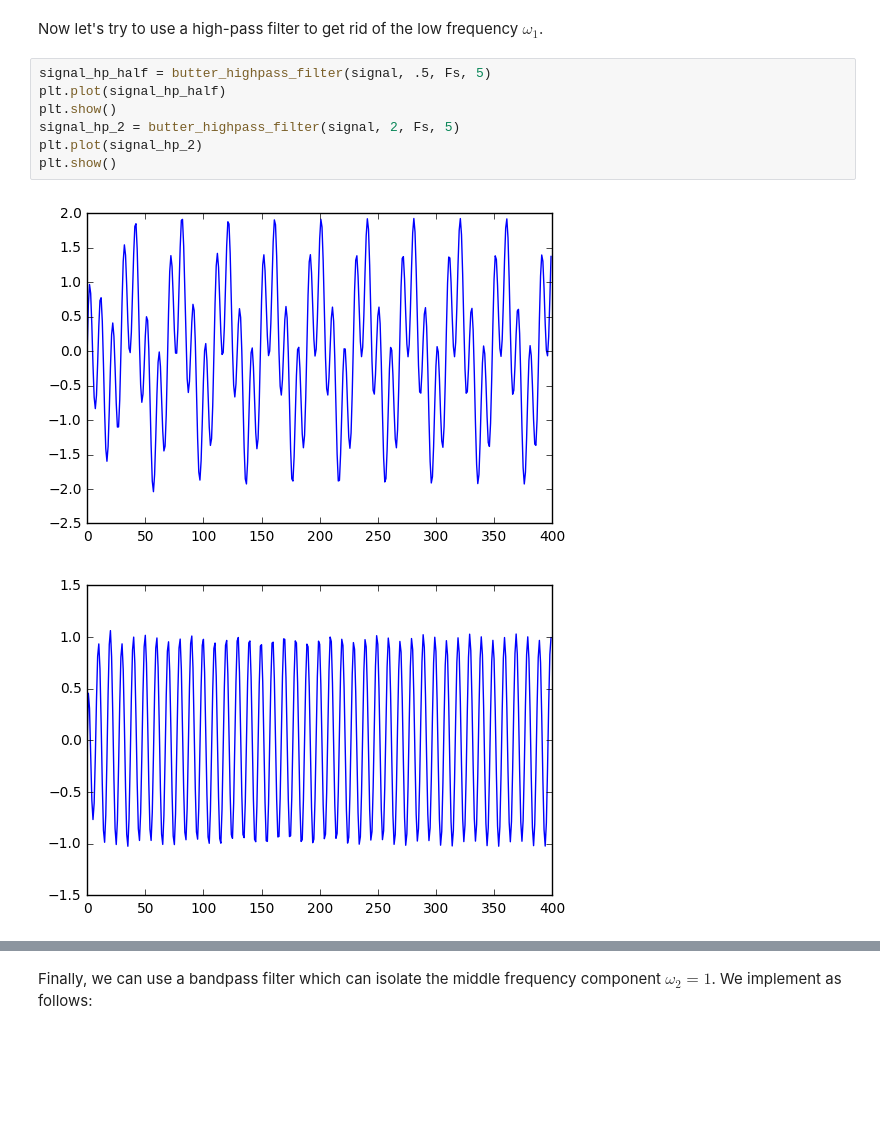
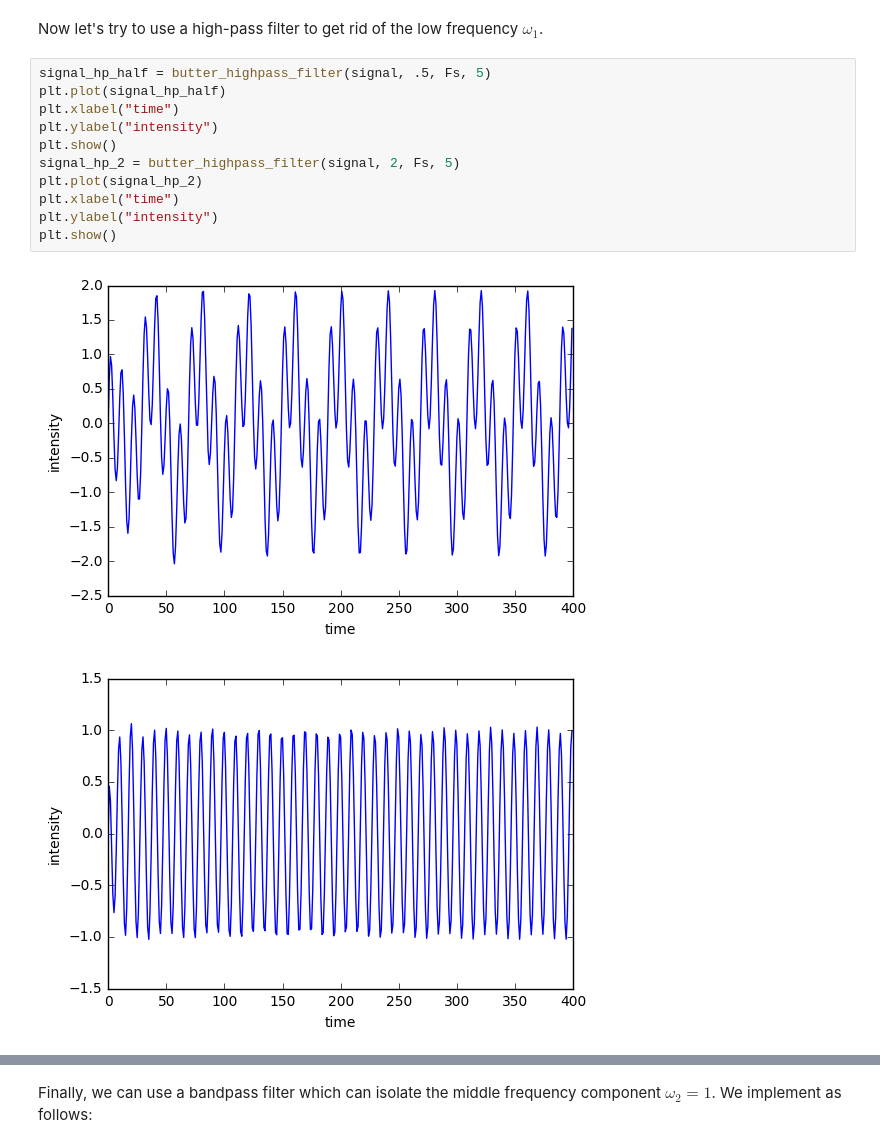
Before and after one commit to NeuroDataDesign/orange-panda-f16s17, a Jupyter notebook: pipeline/demos/Basic Filtering.ipynb, the cells around one changed output, grey strips where cells are left out. Saved outputs shown, nothing was run; the diff lists cells and outputs as text; blank space fills up the shorter version.

```diff
--- a/pipeline/demos/Basic Filtering.ipynb
+++ b/pipeline/demos/Basic Filtering.ipynb
@@ -92,13 +110,17 @@ Now let's try to use a high-pass filter to get rid of the low frequency $\omega_
 # %%
 signal_hp_half = butter_highpass_filter(signal, .5, Fs, 5)
 plt.plot(signal_hp_half)
+plt.xlabel("time")
+plt.ylabel("intensity")
 plt.show()
 signal_hp_2 = butter_highpass_filter(signal, 2, Fs, 5)
 plt.plot(signal_hp_2)
+plt.xlabel("time")
+plt.ylabel("intensity")
 plt.show()
 # %% [output]
-[figure, old version]
+[figure, new version]
-[figure, old version]
+[figure, new version]
 # %%
 ft_hp = np.fft.fft(signal_hp_half) * dt
 ft_hp = ft_hp[: len(sample_points)/2]
```
Also changed, not shown: parts of 13 cells of this notebook, 1 other file.
